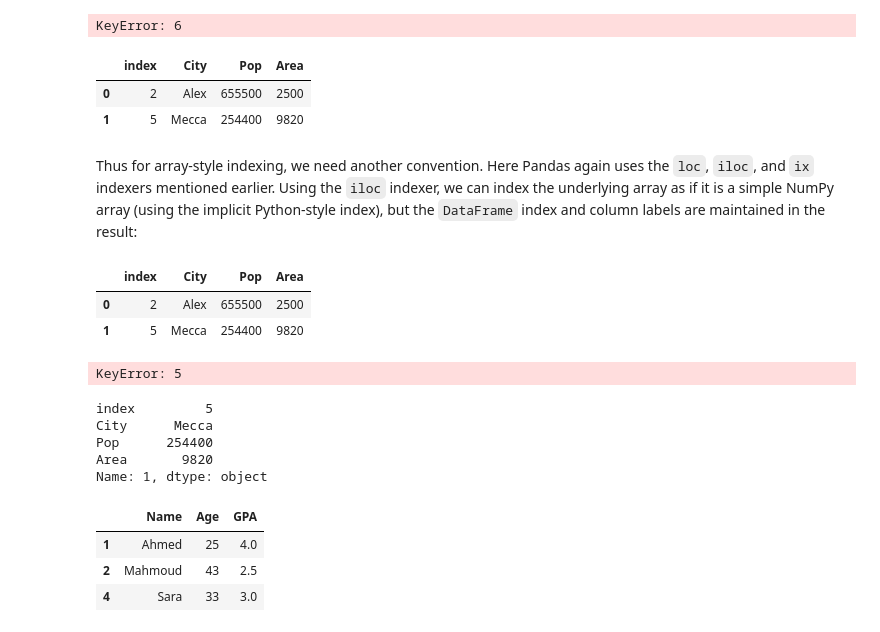
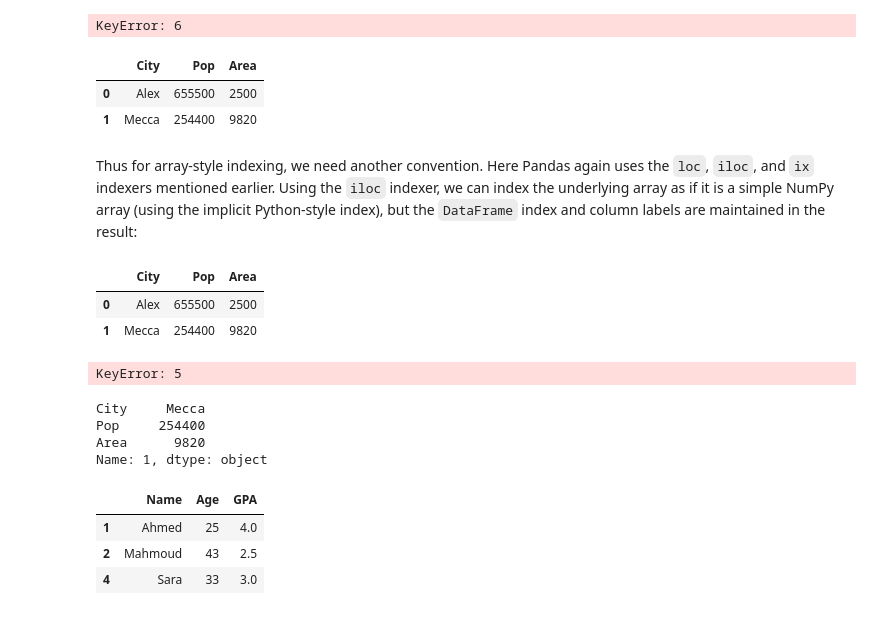
Before and after one commit to Mahmoud-Khorshed-DS-AI/Ai-Group-108, a Jupyter notebook: Session 8/lab_8_Pandas.ipynb, the cells around one changed output. Cells and saved outputs as stored; diff of their text form; code cells hidden in the pictures.

```diff
--- a/Session 8/lab_8_Pandas.ipynb
+++ b/Session 8/lab_8_Pandas.ipynb
@@ -14,8 +14,10 @@ row_1 = {'City': 'Alex', 'Pop': 655500 , 'Area' : 2500}    # Column name and val
 row_2 = {'City': 'Mecca' , 'Pop': 254400 , 'Area' : 9820}    # Column name and value
 
 
-data = pd.DataFrame([row_1, row_2],
-                    index=[2,5])
+data = pd.DataFrame(
+                    [row_1, row_2],
+                    index=[2,5]
+                    )
 data
 # %% [output]
 |  | City | Pop | Area |
@@ -128,12 +129,12 @@ data.loc[6]
 # %% [output]
 KeyError: 6
 # %%
-data.reset_index(inplace=True)
+data.reset_index(drop=True,inplace=True)
 data
 # %% [output]
-|  | index | City | Pop | Area |
-| 0 | 2 | Alex | 655500 | 2500 |
-| 1 | 5 | Mecca | 254400 | 9820 |
+|  | City | Pop | Area |
+| 0 | Alex | 655500 | 2500 |
+| 1 | Mecca | 254400 | 9820 |
 # %% [markdown]
 Thus for array-style indexing, we need another convention.
 Here Pandas again uses the ``loc``, ``iloc``, and ``ix`` indexers mentioned earlier.
@@ -141,9 +142,9 @@ Using the ``iloc`` indexer, we can index the underlying array as if it is a simp
 # %%
 data
 # %% [output]
-|  | index | City | Pop | Area |
-| 0 | 2 | Alex | 655500 | 2500 |
-| 1 | 5 | Mecca | 254400 | 9820 |
+|  | City | Pop | Area |
+| 0 | Alex | 655500 | 2500 |
+| 1 | Mecca | 254400 | 9820 |
 # %%
 data.loc[5]
 # %% [output]
@@ -151,10 +152,9 @@ KeyError: 5
 # %%
 data.iloc[1]
 # %% [output]
-index         5
-City      Mecca
-Pop      254400
-Area       9820
+City     Mecca
+Pop     254400
+Area      9820
 Name: 1, dtype: object
 # %%
 row_1 = {'Name': 'Ahmed',   'Age': 25 , 'GPA' : 4}    # Column name and value
```
Also changed, not shown: parts of 13 cells of this notebook.
